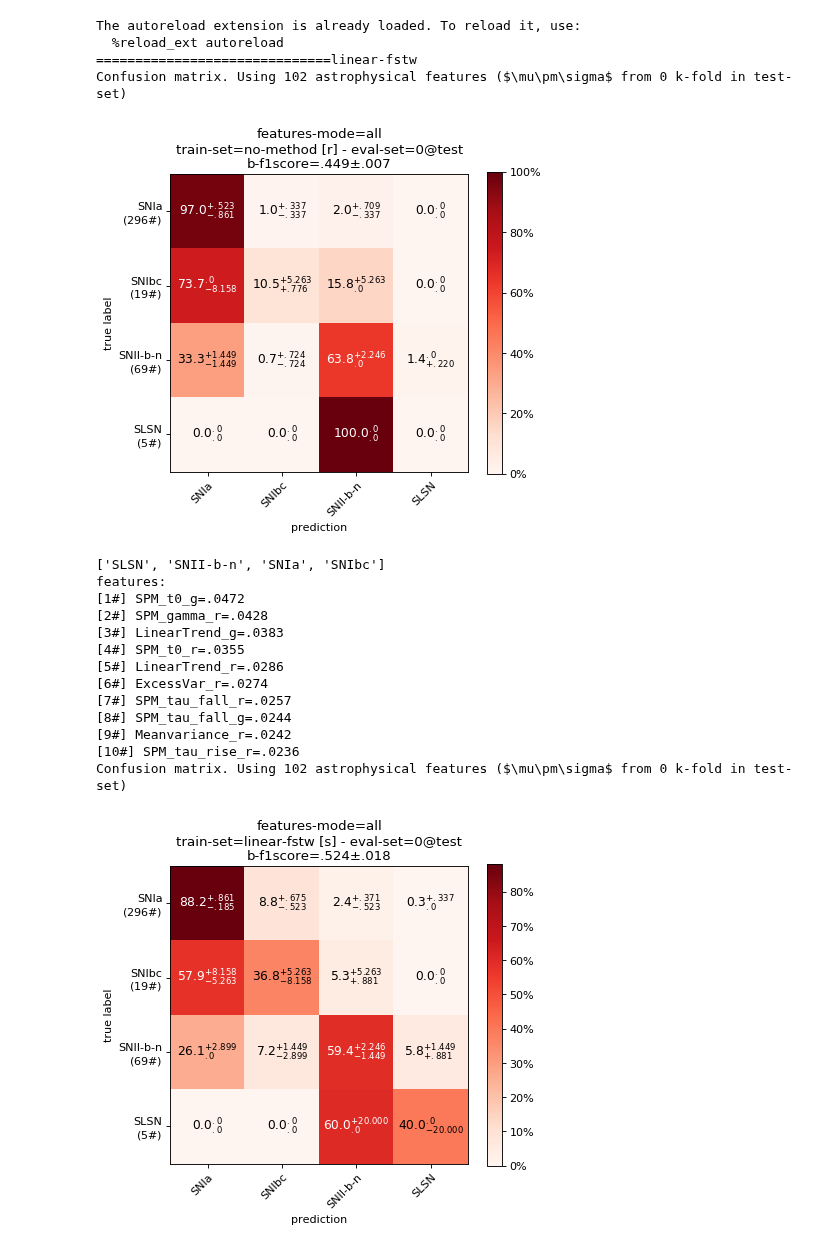
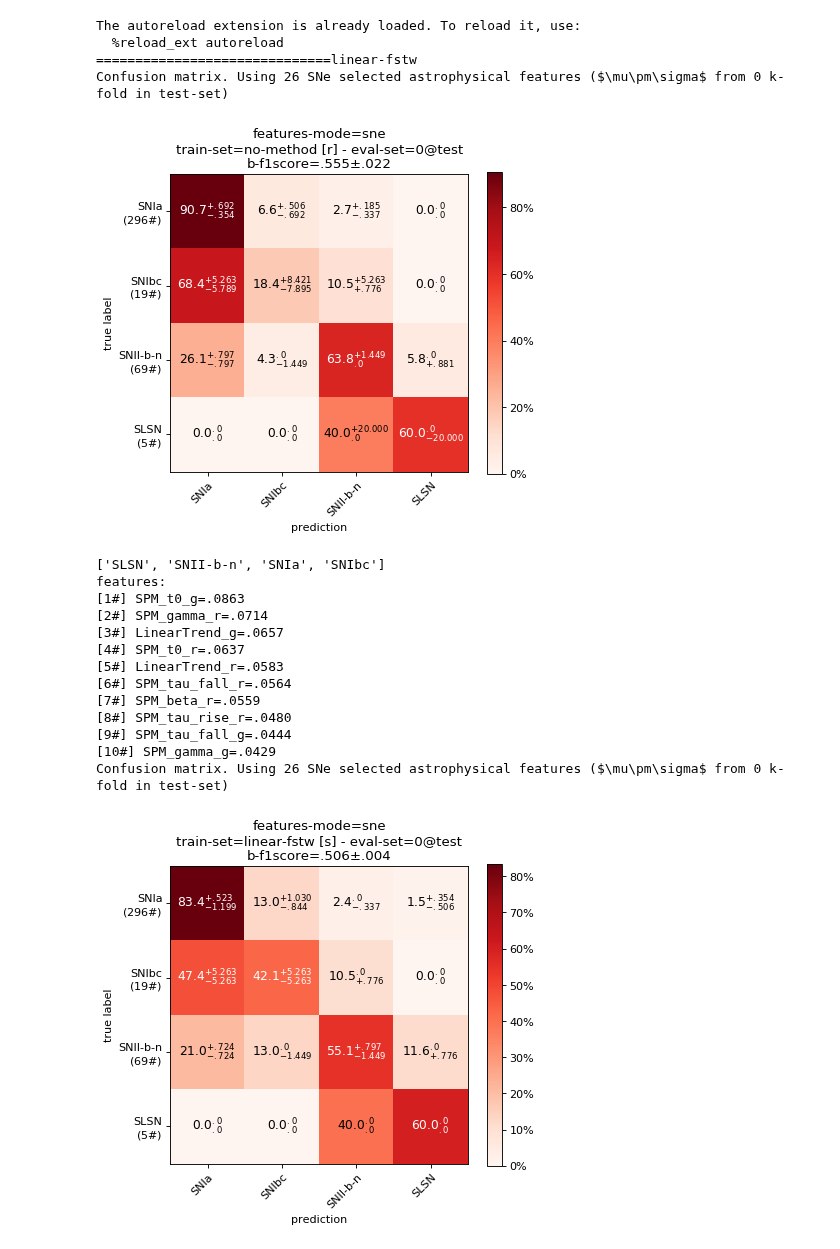
Before and after one commit to opimentel-github/astro-lightcurves-fats, a Jupyter notebook: experiments/metrics_results.ipynb, the cells around one changed output. Cells and saved outputs as stored; diff of their text form; code cells hidden in the pictures.

```diff
--- a/experiments/metrics_results.ipynb
+++ b/experiments/metrics_results.ipynb
@@ -25,7 +25,7 @@ def get_mode_text(mode, features):
     else:
         return f'Using {len(features)} astrophysical features'
 
-mode = 'all' # sne all
+mode = 'sne' # sne all
 methods = [
     'linear-fstw',
     'bspline-fstw',
@@ -56,48 +56,48 @@ for method in methods:
         title = ''
         title += f'features-mode={mode}'+'\n'
         title += f'train-set={_title} - eval-set={kf}@{eval_lcset_name}'+'\n'
         #title += f'b-p/r={bprecision_xe} / {brecall_xe}'+'\n'
         title += f'b-f1score={bf1score_xe}'+'\n'
         cm_kwargs = {
             'title':title[:-1],
             'figsize':(6,5),
             'new_order_classes':['SNIa', 'SNIbc', 'SNII-b-n', 'SLSN'],
         }
         fig, ax, cm_norm = plot_custom_confusion_matrix(cms, class_names, **cm_kwargs)
         #accu = XError(np.diagonal(cm_norm*100, axis1=1, axis2=2).flatten().tolist())
         #title += f'b-accu={accu}'+'\n'
         #ax.set_title(title[:-1])
         #print(files[0]()['features'])
         caption = ''
         caption += f'Confusion matrix.'
         caption += f' {get_mode_text(mode, features)} {get_kf_text(eval_lcset_name, kf)}'
         print(caption)
         plt.show()
         #assert 0
         print(class_names)
         print(files[0]()['rank'])
         df = files[0]()['wrongs_df']
         #display(df[df['_y']==0])
         #display(df[df['_y']==2])
 # %% [output]
 The autoreload extension is already loaded. To reload it, use:
   %reload_ext autoreload
 ==============================linear-fstw
-Confusion matrix. Using 102 astrophysical features ($\mu\pm\sigma$ from 0 k-fold in test-set)
+Confusion matrix. Using 26 SNe selected astrophysical features ($\mu\pm\sigma$ from 0 k-fold in test-set)
-[figure, old version]
+[figure, new version]
 ['SLSN', 'SNII-b-n', 'SNIa', 'SNIbc']
 features:
-[1#] SPM_t0_g=.0472
-[2#] SPM_gamma_r=.0428
-[3#] LinearTrend_g=.0383
-[4#] SPM_t0_r=.0355
-[5#] LinearTrend_r=.0286
-[6#] ExcessVar_r=.0274
-[7#] SPM_tau_fall_r=.0257
-[8#] SPM_tau_fall_g=.0244
-[9#] Meanvariance_r=.0242
-[10#] SPM_tau_rise_r=.0236
-Confusion matrix. Using 102 astrophysical features ($\mu\pm\sigma$ from 0 k-fold in test-set)
+[1#] SPM_t0_g=.0863
+[2#] SPM_gamma_r=.0714
+[3#] LinearTrend_g=.0657
+[4#] SPM_t0_r=.0637
+[5#] LinearTrend_r=.0583
+[6#] SPM_tau_fall_r=.0564
+[7#] SPM_beta_r=.0559
+[8#] SPM_tau_rise_r=.0480
+[9#] SPM_tau_fall_g=.0444
+[10#] SPM_gamma_g=.0429
+Confusion matrix. Using 26 SNe selected astrophysical features ($\mu\pm\sigma$ from 0 k-fold in test-set)
-[figure, old version]
+[figure, new version]
 ['SLSN', 'SNII-b-n', 'SNIa', 'SNIbc']
 features:
```
Also changed, not shown: parts of 4 cells of this notebook, 2 other files.
